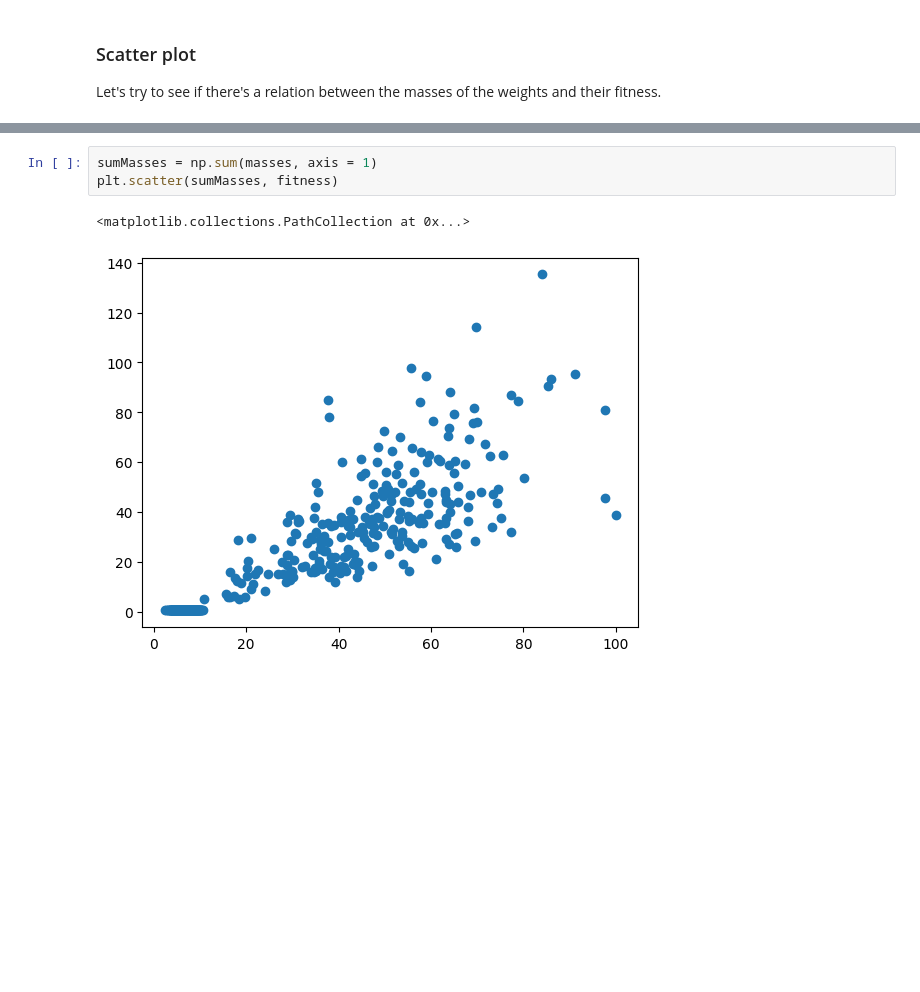
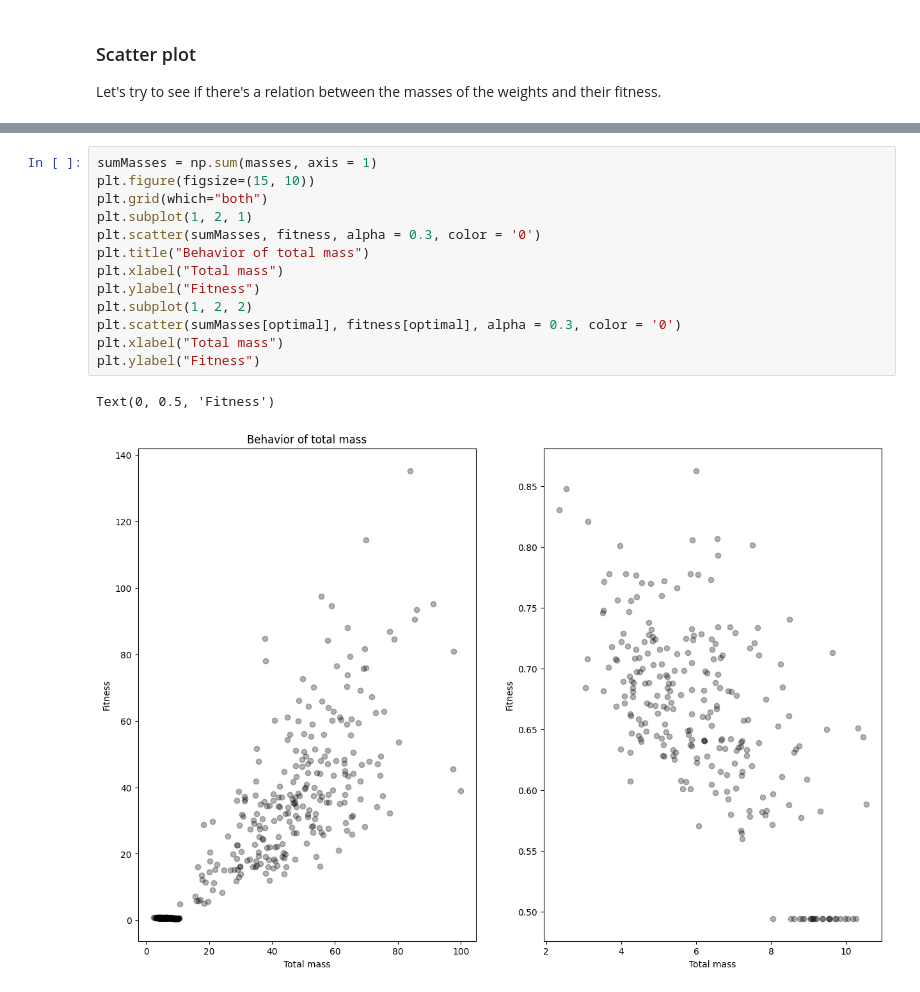
Before and after one commit to LuisR-jpg/Artificial-Intelligence---UP, a Jupyter notebook: Courses and Miscellaneous/Research/Analysis.ipynb, the cells around one changed output, grey strips where cells are left out. Cells and saved outputs as stored; diff of their text form; blank space fills up the shorter version.

```diff
--- a/Courses and Miscellaneous/Research/Analysis.ipynb
+++ b/Courses and Miscellaneous/Research/Analysis.ipynb
@@ -207,6 +215,16 @@ for i in range(nWeights):
-# %%
-sumMasses = np.sum(masses, axis = 1)
-plt.scatter(sumMasses, fitness)
-# %% [output]
-<matplotlib.collections.PathCollection at 0x...>
-[figure, removed]
+# %%
+sumMasses = np.sum(masses, axis = 1)
+plt.figure(figsize=(15, 10))
+plt.grid(which="both")
+plt.subplot(1, 2, 1)
+plt.scatter(sumMasses, fitness, alpha = 0.3, color = '0')
+plt.title("Behavior of total mass")
+plt.xlabel("Total mass")
+plt.ylabel("Fitness")
+plt.subplot(1, 2, 2)
+plt.scatter(sumMasses[optimal], fitness[optimal], alpha = 0.3, color = '0')
+plt.xlabel("Total mass")
+plt.ylabel("Fitness")
+# %% [output]
+Text(0, 0.5, 'Fitness')
+[figure, added]
```
Also changed, not shown: parts of 13 cells of this notebook, 3 other files.
